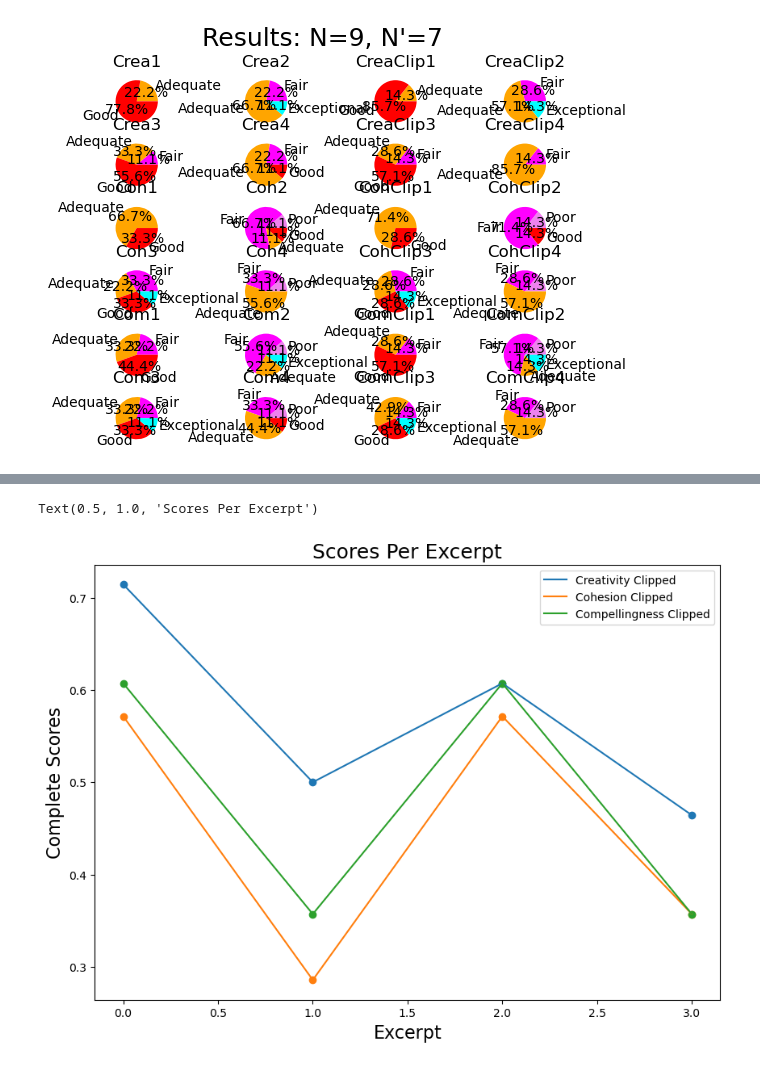
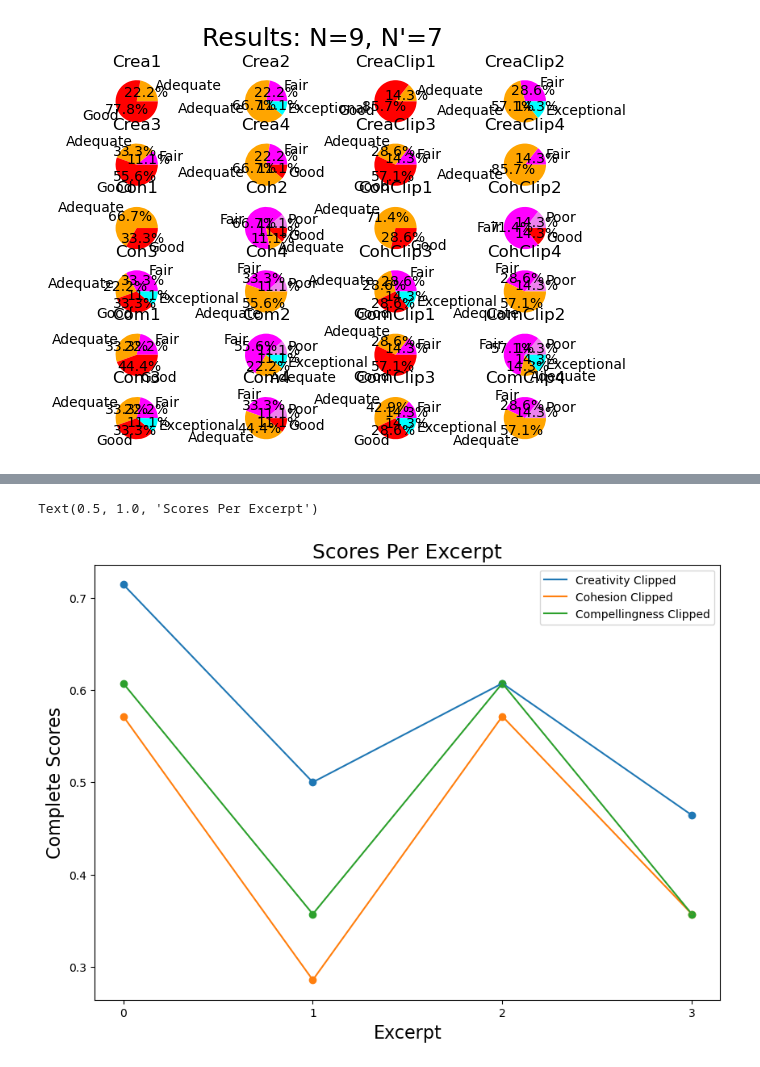
Before and after one commit to oscars47/Literary-RNN, a Jupyter notebook: data vis/datavis.ipynb, the cells around one changed output, grey strips where cells are left out. Cells and saved outputs as stored; diff of their text form; code cells hidden in the pictures.

```diff
--- a/data vis/datavis.ipynb
+++ b/data vis/datavis.ipynb
@@ -440,31 +442,32 @@ total_ls = [crea_ls, cohe_ls, comp_ls, crea_clip_ls, cohe_clip_ls, comp_clip_ls]
 for i, metric_ls in enumerate(total_ls):
     for ls in metric_ls:
         score = sum(ls)/(4*len(ls))
         if i == 0:
             crea_scores.append(score)
         elif i==1:
             cohe_scores.append(score)
         elif i == 2:
             comp_scores.append(score)
         elif i ==3:
             crea_clip_scores.append(score)
         elif i ==4:
             cohe_clip_scores.append(score)
         elif i==5:
             comp_clip_scores.append(score)
 
 plt.figure(figsize=(10,7))
 plt.plot(list(range(4)), crea_clip_scores, label='Creativity Clipped')
 plt.plot(list(range(4)), cohe_clip_scores, label='Cohesion Clipped')
 plt.plot(list(range(4)), comp_clip_scores, label='Compellingness Clipped')
 
 plt.scatter(list(range(4)), crea_clip_scores)
 plt.scatter(list(range(4)), cohe_clip_scores)
 plt.scatter(list(range(4)), comp_clip_scores)
 plt.legend()
 plt.xlabel('Excerpt', fontsize=16)
+plt.xticks(ticks=range(4))
 plt.ylabel('Complete Scores', fontsize=16)
 plt.title('Scores Per Excerpt', fontsize=18)
 # %% [output]
 Text(0.5, 1.0, 'Scores Per Excerpt')
-[figure, old version]
+[figure, new version]
```
Also changed, not shown: parts of 2 cells of this notebook, 6 other files.
